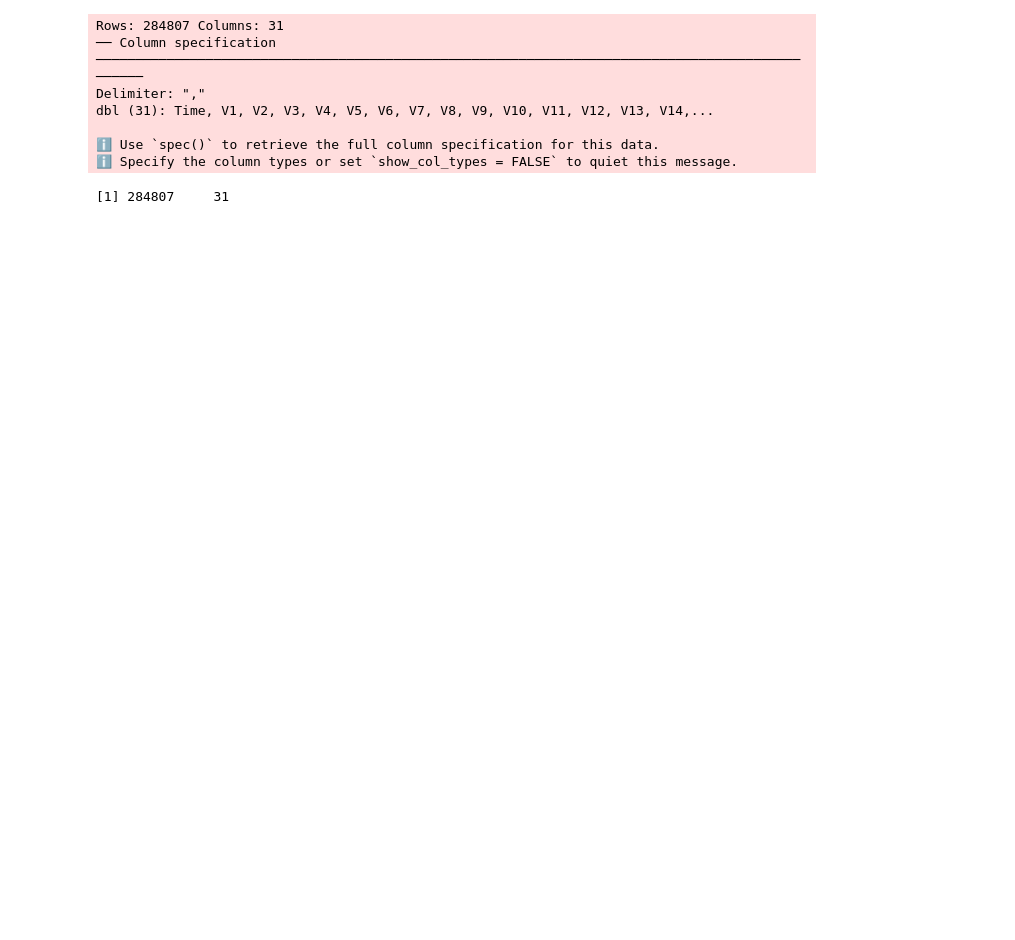
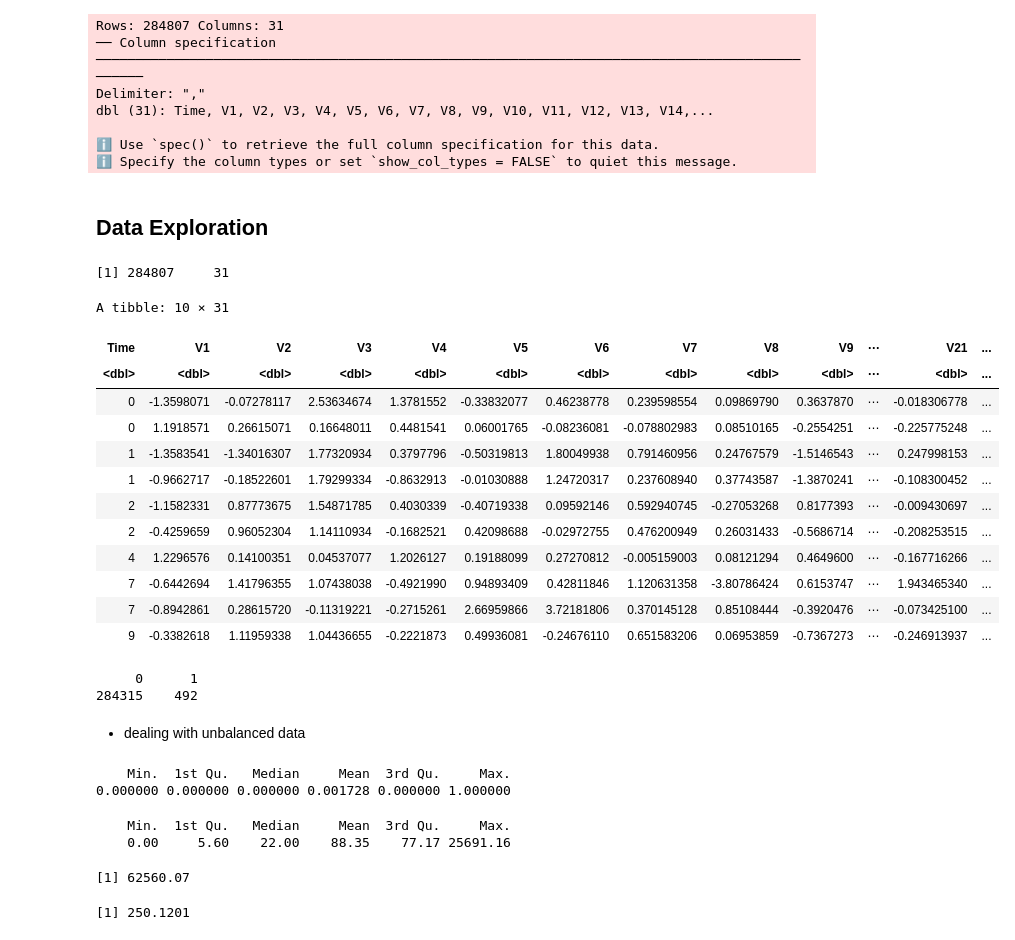
Before and after one commit to gli81/kaggle, a Jupyter notebook: Credit-Card-Fraud-Detection/creditCardR.ipynb, the cells around one changed output. Cells and saved outputs as stored; diff of their text form; code cells hidden in the pictures; blank space fills up the shorter version.

```diff
--- a/Credit-Card-Fraud-Detection/creditCardR.ipynb
+++ b/Credit-Card-Fraud-Detection/creditCardR.ipynb
@@ -23,4 +12,6 @@ dbl (31): Time, V1, V2, V3, V4, V5, V6, V7, V8, V9, V10, V11, V12, V13, V14,...
 
 ℹ Use `spec()` to retrieve the full column specification for this data.
 ℹ Specify the column types or set `show_col_types = FALSE` to quiet this message.
+# %% [markdown]
+## Data Exploration
 # %%
@@ -28,2 +19,43 @@ dim(data)
 # %% [output]
 [1] 284807     31
+# %%
+head(credit_data, n=10)
+# %% [output]
+A tibble: 10 × 31
+| Time | V1 | V2 | V3 | V4 | V5 | V6 | V7 | V8 | V9 | ⋯ | V21 | ... |
+| <dbl> | <dbl> | <dbl> | <dbl> | <dbl> | <dbl> | <dbl> | <dbl> | <dbl> | <dbl> | ⋯ | <dbl> | ... |
+| 0 | -1.3598071 | -0.07278117 | 2.53634674 | 1.3781552 | -0.33832077 | 0.46238778 | 0.239598554 | 0.09869790 | 0.3637870 | ⋯ | -0.018306778 | ... |
+| 0 | 1.1918571 | 0.26615071 | 0.16648011 | 0.4481541 | 0.06001765 | -0.08236081 | -0.078802983 | 0.08510165 | -0.2554251 | ⋯ | -0.225775248 | ... |
+| 1 | -1.3583541 | -1.34016307 | 1.77320934 | 0.3797796 | -0.50319813 | 1.80049938 | 0.791460956 | 0.24767579 | -1.5146543 | ⋯ | 0.247998153 | ... |
+| 1 | -0.9662717 | -0.18522601 | 1.79299334 | -0.8632913 | -0.01030888 | 1.24720317 | 0.237608940 | 0.37743587 | -1.3870241 | ⋯ | -0.108300452 | ... |
+| 2 | -1.1582331 | 0.87773675 | 1.54871785 | 0.4030339 | -0.40719338 | 0.09592146 | 0.592940745 | -0.27053268 | 0.8177393 | ⋯ | -0.009430697 | ... |
+| 2 | -0.4259659 | 0.96052304 | 1.14110934 | -0.1682521 | 0.42098688 | -0.02972755 | 0.476200949 | 0.26031433 | -0.5686714 | ⋯ | -0.208253515 | ... |
+| 4 | 1.2296576 | 0.14100351 | 0.04537077 | 1.2026127 | 0.19188099 | 0.27270812 | -0.005159003 | 0.08121294 | 0.4649600 | ⋯ | -0.167716266 | ... |
+| 7 | -0.6442694 | 1.41796355 | 1.07438038 | -0.4921990 | 0.94893409 | 0.42811846 | 1.120631358 | -3.80786424 | 0.6153747 | ⋯ | 1.943465340 | ... |
+| 7 | -0.8942861 | 0.28615720 | -0.11319221 | -0.2715261 | 2.66959866 | 3.72181806 | 0.370145128 | 0.85108444 | -0.3920476 | ⋯ | -0.073425100 | ... |
+| 9 | -0.3382618 | 1.11959338 | 1.04436655 | -0.2221873 | 0.49936081 | -0.24676110 | 0.651583206 | 0.06953859 | -0.7367273 | ⋯ | -0.246913937 | ... |
+# %%
+table(credit_data$Class)
+# %% [output]
+     0      1
+284315    492
+# %% [markdown]
+- dealing with unbalanced data
+# %%
+summary(credit_data$Class)
+# %% [output]
+    Min.  1st Qu.   Median     Mean  3rd Qu.     Max.
+0.000000 0.000000 0.000000 0.001728 0.000000 1.000000
+# %%
+summary(credit_data$Amount)
+# %% [output]
+    Min.  1st Qu.   Median     Mean  3rd Qu.     Max.
+    0.00     5.60    22.00    88.35    77.17 25691.16
+# %%
+var(credit_data$Amount)
+# %% [output]
+[1] 62560.07
+# %%
+sd(credit_data$Amount)
+# %% [output]
+[1] 250.1201
```
Also changed, not shown: parts of 14 cells of this notebook.
